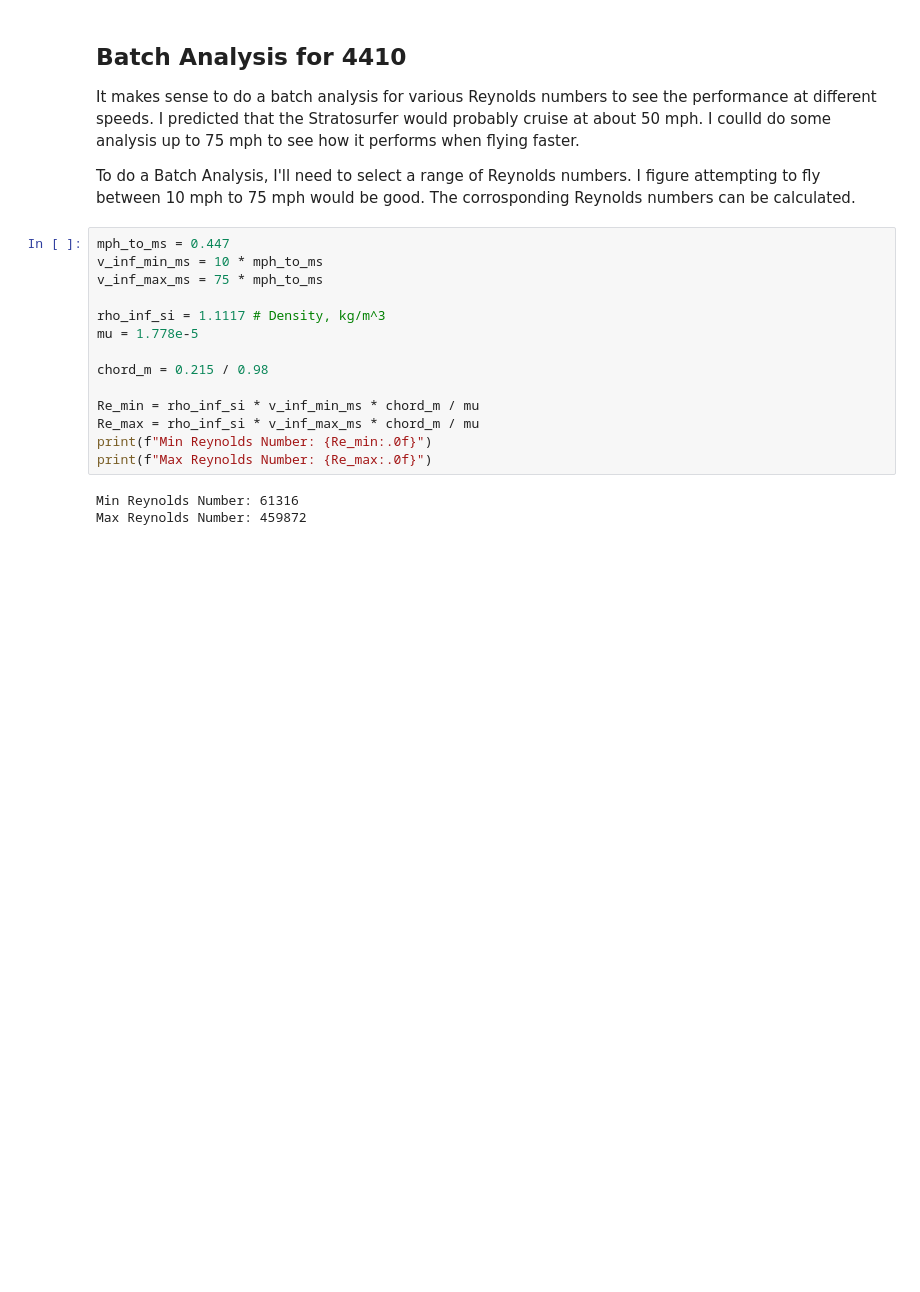
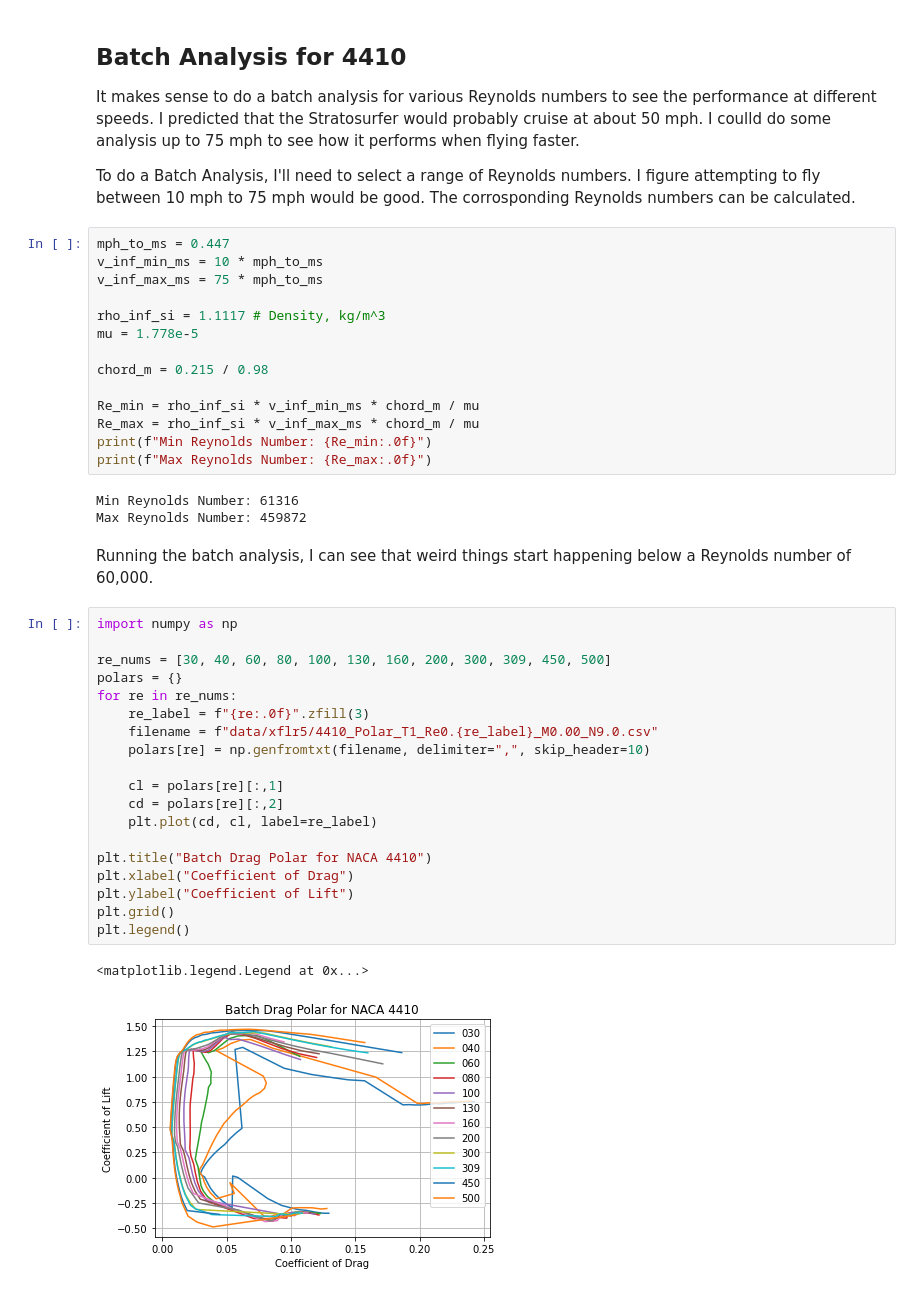
Before and after one commit to MattMarti/stratosurfer-tail-design, a Jupyter notebook: xflr-design.ipynb, the cells around one changed output. Saved outputs shown, nothing was run; the diff lists cells and outputs as text; blank space fills up the shorter version.

Commit message:
Add analysis for batch airfoil analysis

```diff
--- a/xflr-design.ipynb
+++ b/xflr-design.ipynb
@@ -77,3 +77,27 @@ print(f"Max Reynolds Number: {Re_max:.0f}")
 # %% [output]
 Min Reynolds Number: 61316
 Max Reynolds Number: 459872
+# %% [markdown]
+Running the batch analysis, I can see that weird things start happening below a Reynolds number of 60,000.
+# %%
+import numpy as np
+
+re_nums = [30, 40, 60, 80, 100, 130, 160, 200, 300, 309, 450, 500]
+polars = {}
+for re in re_nums:
+    re_label = f"{re:.0f}".zfill(3)
+    filename = f"data/xflr5/4410_Polar_T1_Re0.{re_label}_M0.00_N9.0.csv"
+    polars[re] = np.genfromtxt(filename, delimiter=",", skip_header=10)
+
+    cl = polars[re][:,1]
+    cd = polars[re][:,2]
+    plt.plot(cd, cl, label=re_label)
+
+plt.title("Batch Drag Polar for NACA 4410")
+plt.xlabel("Coefficient of Drag")
+plt.ylabel("Coefficient of Lift")
+plt.grid()
+plt.legend()
+# %% [output]
+<matplotlib.legend.Legend at 0x...>
+[figure, added]
```
Also changed, not shown: 11 other files.
